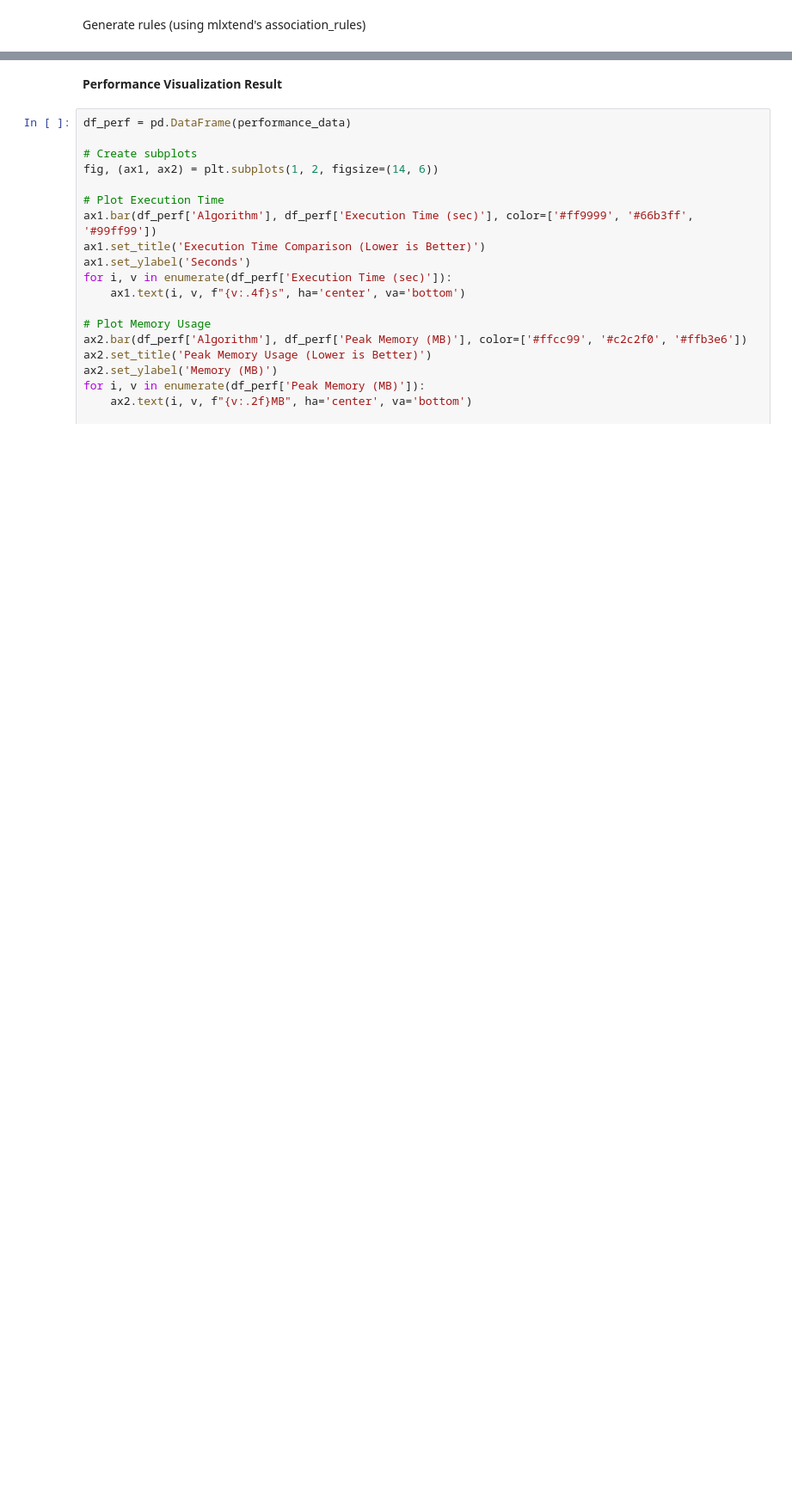
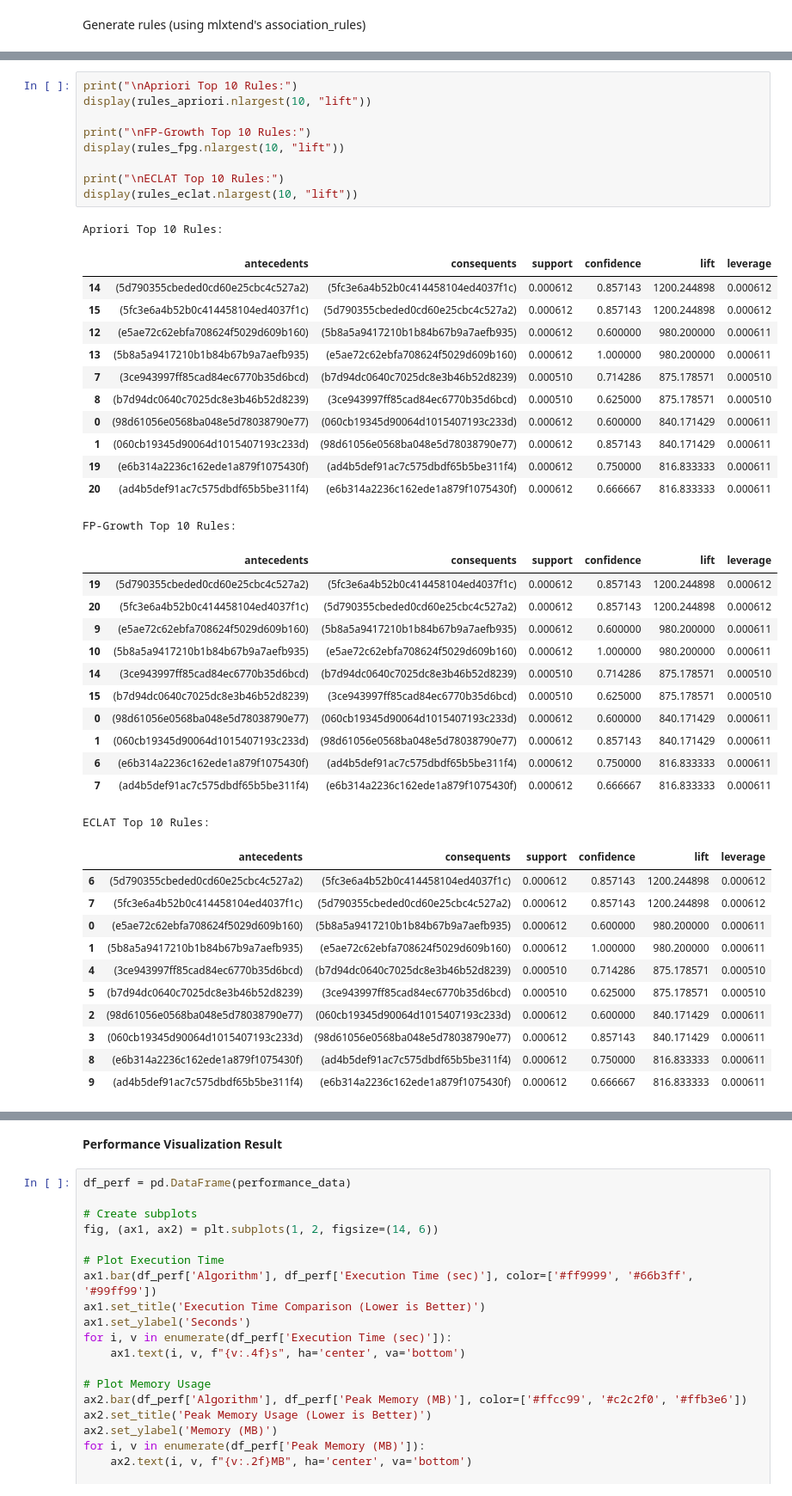
Before and after one commit to Jasonshe0509/fyp-model-building, a Jupyter notebook: cross-selling-association-rule-mining-testing.ipynb, the cells around one changed output, grey strips where cells are left out. Shown at 86% size. Drawn from its saved outputs; the diff is of its cells as text; blank space fills up the shorter version.

```diff
--- a/cross-selling-association-rule-mining-testing.ipynb
+++ b/cross-selling-association-rule-mining-testing.ipynb
@@ -264,0 +332,46 @@ ECLAT rules: (21, 14)
+# %%
+print("\nApriori Top 10 Rules:")
+display(rules_apriori.nlargest(10, "lift"))
+
+print("\nFP-Growth Top 10 Rules:")
+display(rules_fpg.nlargest(10, "lift"))
+
+print("\nECLAT Top 10 Rules:")
+display(rules_eclat.nlargest(10, "lift"))
+# %% [output]
+Apriori Top 10 Rules:
+|  | antecedents | consequents | support | confidence | lift | leverage |
+| 14 | (5d790355cbeded0cd60e25cbc4c527a2) | (5fc3e6a4b52b0c414458104ed4037f1c) | 0.000612 | 0.857143 | 1200.244898 | 0.000612 |
+| 15 | (5fc3e6a4b52b0c414458104ed4037f1c) | (5d790355cbeded0cd60e25cbc4c527a2) | 0.000612 | 0.857143 | 1200.244898 | 0.000612 |
+| 12 | (e5ae72c62ebfa708624f5029d609b160) | (5b8a5a9417210b1b84b67b9a7aefb935) | 0.000612 | 0.600000 | 980.200000 | 0.000611 |
+| 13 | (5b8a5a9417210b1b84b67b9a7aefb935) | (e5ae72c62ebfa708624f5029d609b160) | 0.000612 | 1.000000 | 980.200000 | 0.000611 |
+| 7 | (3ce943997ff85cad84ec6770b35d6bcd) | (b7d94dc0640c7025dc8e3b46b52d8239) | 0.000510 | 0.714286 | 875.178571 | 0.000510 |
+| 8 | (b7d94dc0640c7025dc8e3b46b52d8239) | (3ce943997ff85cad84ec6770b35d6bcd) | 0.000510 | 0.625000 | 875.178571 | 0.000510 |
+| 0 | (98d61056e0568ba048e5d78038790e77) | (060cb19345d90064d1015407193c233d) | 0.000612 | 0.600000 | 840.171429 | 0.000611 |
+| 1 | (060cb19345d90064d1015407193c233d) | (98d61056e0568ba048e5d78038790e77) | 0.000612 | 0.857143 | 840.171429 | 0.000611 |
+| 19 | (e6b314a2236c162ede1a879f1075430f) | (ad4b5def91ac7c575dbdf65b5be311f4) | 0.000612 | 0.750000 | 816.833333 | 0.000611 |
+| 20 | (ad4b5def91ac7c575dbdf65b5be311f4) | (e6b314a2236c162ede1a879f1075430f) | 0.000612 | 0.666667 | 816.833333 | 0.000611 |
+FP-Growth Top 10 Rules:
+|  | antecedents | consequents | support | confidence | lift | leverage |
+| 19 | (5d790355cbeded0cd60e25cbc4c527a2) | (5fc3e6a4b52b0c414458104ed4037f1c) | 0.000612 | 0.857143 | 1200.244898 | 0.000612 |
+| 20 | (5fc3e6a4b52b0c414458104ed4037f1c) | (5d790355cbeded0cd60e25cbc4c527a2) | 0.000612 | 0.857143 | 1200.244898 | 0.000612 |
+| 9 | (e5ae72c62ebfa708624f5029d609b160) | (5b8a5a9417210b1b84b67b9a7aefb935) | 0.000612 | 0.600000 | 980.200000 | 0.000611 |
+| 10 | (5b8a5a9417210b1b84b67b9a7aefb935) | (e5ae72c62ebfa708624f5029d609b160) | 0.000612 | 1.000000 | 980.200000 | 0.000611 |
+| 14 | (3ce943997ff85cad84ec6770b35d6bcd) | (b7d94dc0640c7025dc8e3b46b52d8239) | 0.000510 | 0.714286 | 875.178571 | 0.000510 |
+| 15 | (b7d94dc0640c7025dc8e3b46b52d8239) | (3ce943997ff85cad84ec6770b35d6bcd) | 0.000510 | 0.625000 | 875.178571 | 0.000510 |
+| 0 | (98d61056e0568ba048e5d78038790e77) | (060cb19345d90064d1015407193c233d) | 0.000612 | 0.600000 | 840.171429 | 0.000611 |
+| 1 | (060cb19345d90064d1015407193c233d) | (98d61056e0568ba048e5d78038790e77) | 0.000612 | 0.857143 | 840.171429 | 0.000611 |
+| 6 | (e6b314a2236c162ede1a879f1075430f) | (ad4b5def91ac7c575dbdf65b5be311f4) | 0.000612 | 0.750000 | 816.833333 | 0.000611 |
+| 7 | (ad4b5def91ac7c575dbdf65b5be311f4) | (e6b314a2236c162ede1a879f1075430f) | 0.000612 | 0.666667 | 816.833333 | 0.000611 |
+ECLAT Top 10 Rules:
+|  | antecedents | consequents | support | confidence | lift | leverage |
+| 6 | (5d790355cbeded0cd60e25cbc4c527a2) | (5fc3e6a4b52b0c414458104ed4037f1c) | 0.000612 | 0.857143 | 1200.244898 | 0.000612 |
+| 7 | (5fc3e6a4b52b0c414458104ed4037f1c) | (5d790355cbeded0cd60e25cbc4c527a2) | 0.000612 | 0.857143 | 1200.244898 | 0.000612 |
+| 0 | (e5ae72c62ebfa708624f5029d609b160) | (5b8a5a9417210b1b84b67b9a7aefb935) | 0.000612 | 0.600000 | 980.200000 | 0.000611 |
+| 1 | (5b8a5a9417210b1b84b67b9a7aefb935) | (e5ae72c62ebfa708624f5029d609b160) | 0.000612 | 1.000000 | 980.200000 | 0.000611 |
+| 4 | (3ce943997ff85cad84ec6770b35d6bcd) | (b7d94dc0640c7025dc8e3b46b52d8239) | 0.000510 | 0.714286 | 875.178571 | 0.000510 |
+| 5 | (b7d94dc0640c7025dc8e3b46b52d8239) | (3ce943997ff85cad84ec6770b35d6bcd) | 0.000510 | 0.625000 | 875.178571 | 0.000510 |
+| 2 | (98d61056e0568ba048e5d78038790e77) | (060cb19345d90064d1015407193c233d) | 0.000612 | 0.600000 | 840.171429 | 0.000611 |
+| 3 | (060cb19345d90064d1015407193c233d) | (98d61056e0568ba048e5d78038790e77) | 0.000612 | 0.857143 | 840.171429 | 0.000611 |
+| 8 | (e6b314a2236c162ede1a879f1075430f) | (ad4b5def91ac7c575dbdf65b5be311f4) | 0.000612 | 0.750000 | 816.833333 | 0.000611 |
+| 9 | (ad4b5def91ac7c575dbdf65b5be311f4) | (e6b314a2236c162ede1a879f1075430f) | 0.000612 | 0.666667 | 816.833333 | 0.000611 |
```
Also changed, not shown: parts of 15 cells of this notebook.
